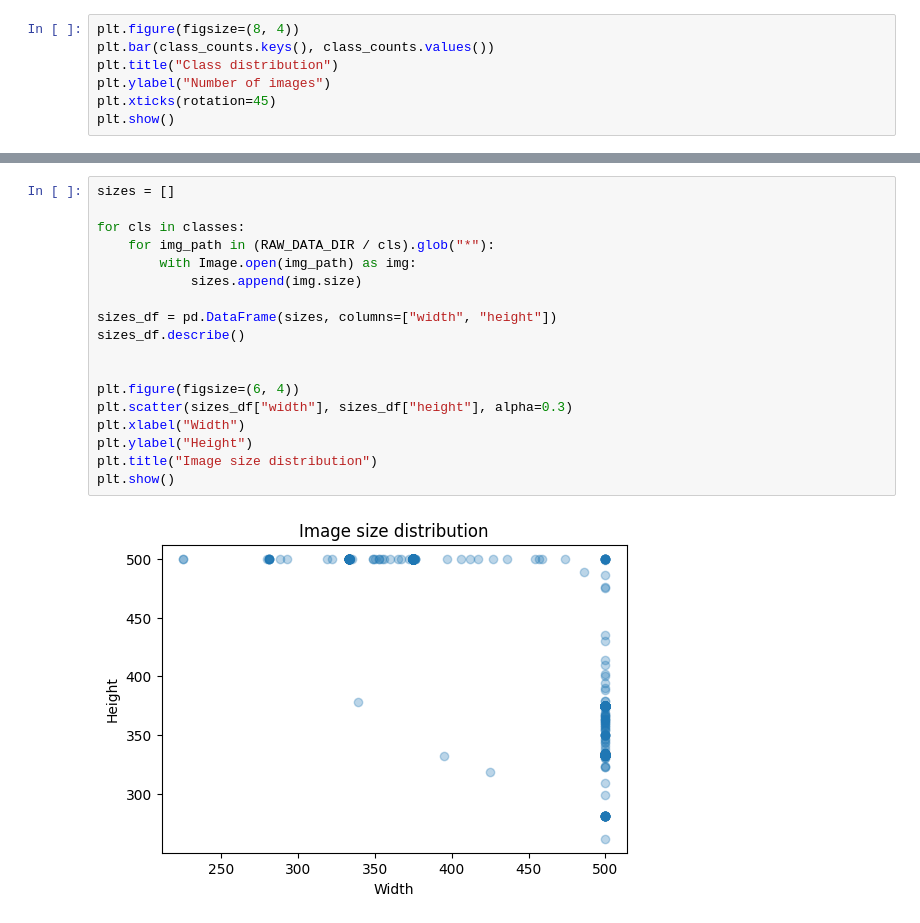
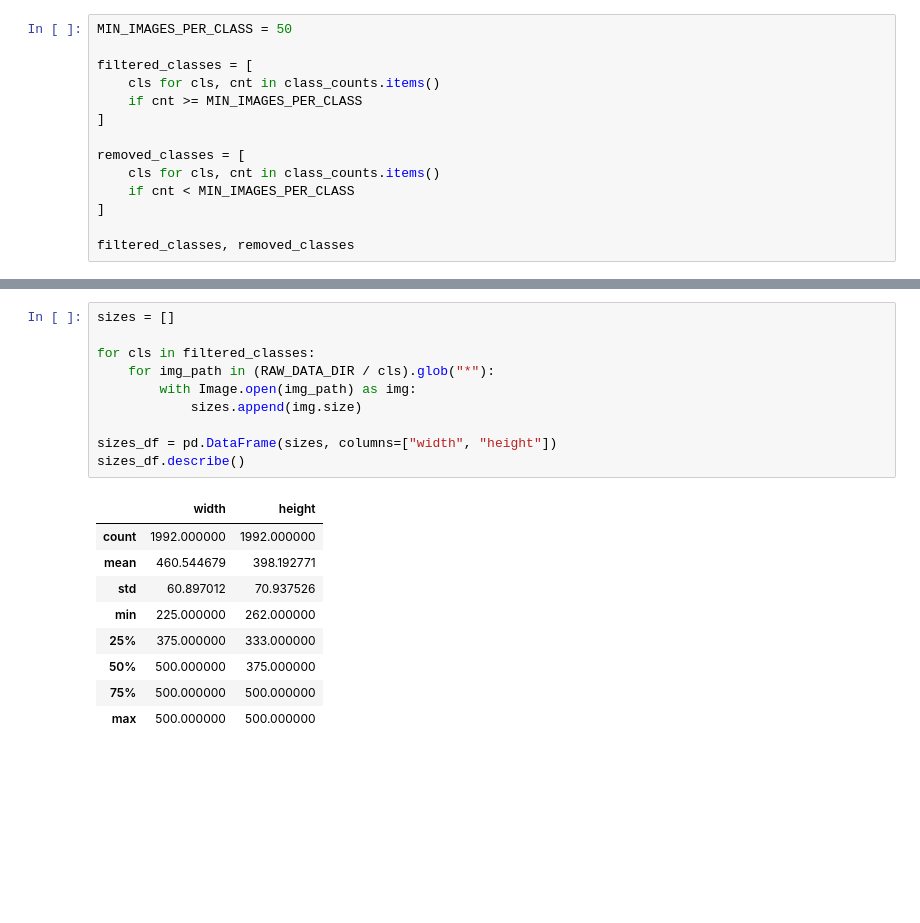
Before and after one commit to hysterria/Naturalist, a Jupyter notebook: main.ipynb, the cells around one changed output, grey strips where cells are left out. Cells and saved outputs as stored; diff of their text form; blank space fills up the shorter version.

```diff
--- a/main.ipynb
+++ b/main.ipynb
@@ -52,8 +69,15 @@ pd.DataFrame.from_dict(class_counts, orient="index", columns=["num_images"])
 # %%
-plt.figure(figsize=(8, 4))
-plt.bar(class_counts.keys(), class_counts.values())
-plt.title("Class distribution")
-plt.ylabel("Number of images")
-plt.xticks(rotation=45)
-plt.show()
+MIN_IMAGES_PER_CLASS = 50
+
+filtered_classes = [
+    cls for cls, cnt in class_counts.items()
+    if cnt >= MIN_IMAGES_PER_CLASS
+]
+
+removed_classes = [
+    cls for cls, cnt in class_counts.items()
+    if cnt < MIN_IMAGES_PER_CLASS
+]
+
+filtered_classes, removed_classes
 # %% [output]
@@ -61,20 +91,20 @@ plt.show()
 # %%
 sizes = []
 
-for cls in classes:
+for cls in filtered_classes:
     for img_path in (RAW_DATA_DIR / cls).glob("*"):
         with Image.open(img_path) as img:
             sizes.append(img.size)
 
 sizes_df = pd.DataFrame(sizes, columns=["width", "height"])
 sizes_df.describe()
-
-
-plt.figure(figsize=(6, 4))
-plt.scatter(sizes_df["width"], sizes_df["height"], alpha=0.3)
-plt.xlabel("Width")
-plt.ylabel("Height")
-plt.title("Image size distribution")
-plt.show()
 # %% [output]
-[figure, removed]
+|  | width | height |
+| count | 1992.000000 | 1992.000000 |
+| mean | 460.544679 | 398.192771 |
+| std | 60.897012 | 70.937526 |
+| min | 225.000000 | 262.000000 |
+| 25% | 375.000000 | 333.000000 |
+| 50% | 500.000000 | 375.000000 |
+| 75% | 500.000000 | 500.000000 |
+| max | 500.000000 | 500.000000 |
```
Also changed, not shown: parts of 30 cells of this notebook, 3 other files.
